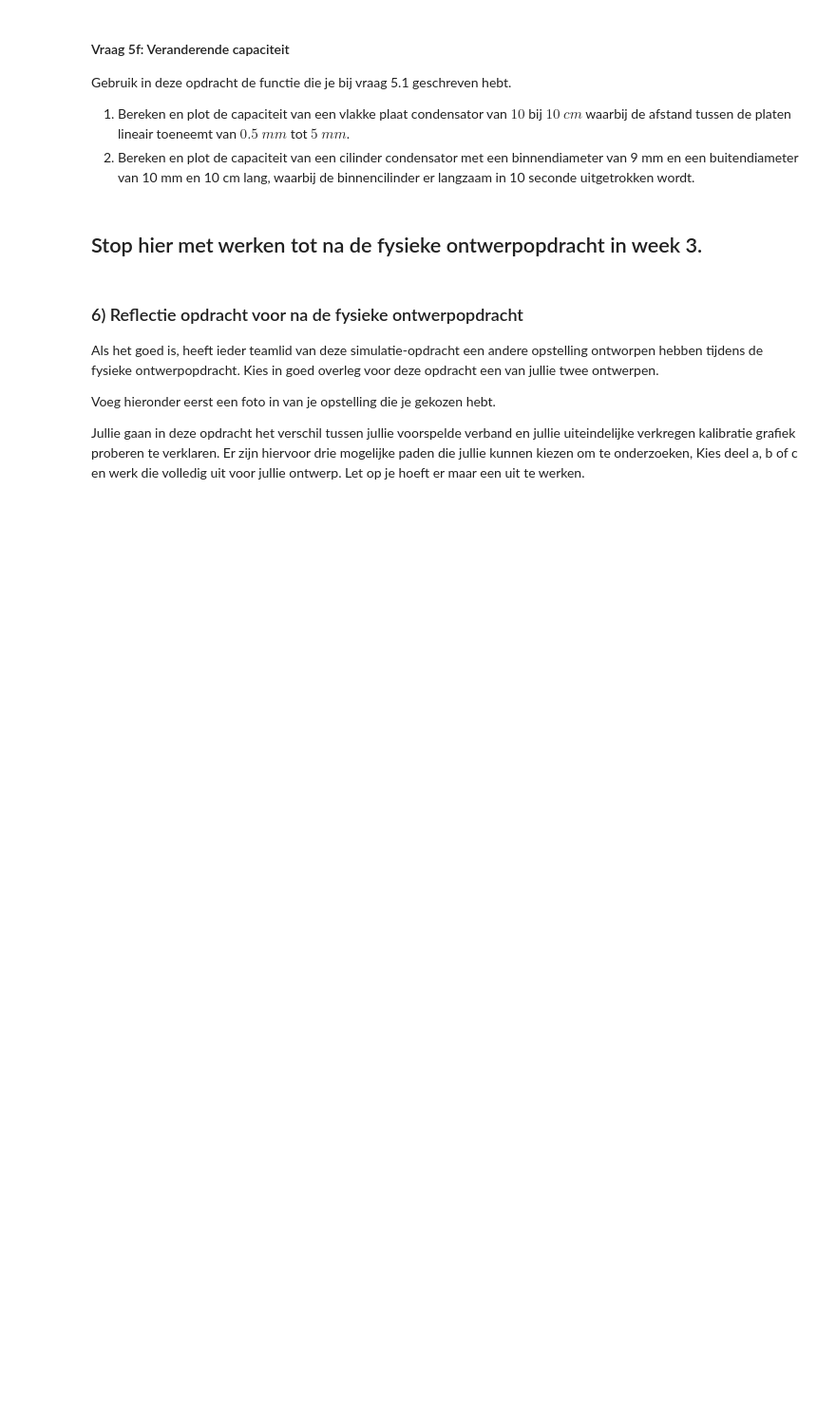
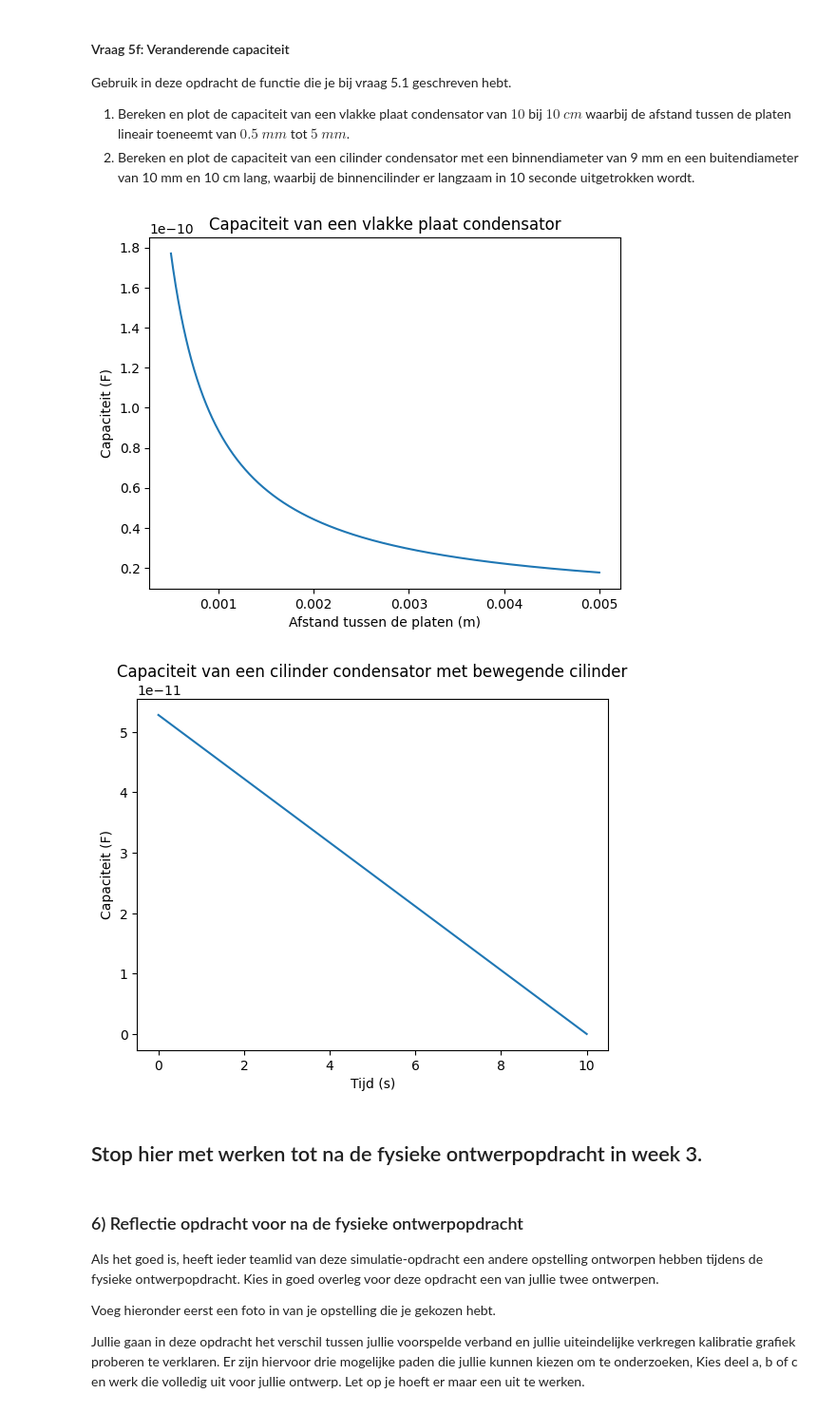
Before and after one commit to BobVill/opdrachten-DEF-D, a Jupyter notebook: DigitaleOntwerpopdrachten/1CondensatorOpdracht/CondensatorOntwerpopdracht.ipynb, the cells around one changed output. Shown at 95% size. Drawn from its saved outputs; the diff is of its cells as text; code cells hidden in the pictures; blank space fills up the shorter version.

```diff
--- a/DigitaleOntwerpopdrachten/1CondensatorOpdracht/CondensatorOntwerpopdracht.ipynb
+++ b/DigitaleOntwerpopdrachten/1CondensatorOpdracht/CondensatorOntwerpopdracht.ipynb
@@ -686,12 +684,12 @@ In deze vraag zullen we kijken naar de ideale vlakke plaat condensator. Als de a
 3. Vind de formule voor de capaciteit van een cilinder condensator onder de aanname dat de afstand tussen de binnen en buiten wand klein is.
 4. Schrijf een python functie die de relevante parameters als input neemt en de capaciteit van een cilinder condensator als output heeft.
 # %%
-def vlakkeplaat(relevante_parameters):
-    C = None
+def vlakkeplaat(oppervlakte, afstand, epsilonR):
+    C = epsilon0*epsilonR*oppervlakte/afstand
     return C
 
-def cilinder(relevante_parameters):
-    C = None
+def cilinder(lengte, straal_binnen, straal_buiten, epsilonR):
+    C = 2*np.pi*epsilon0*epsilonR*lengte / np.log(straal_buiten/straal_binnen)
     return  C
 # %% [markdown]
 #### Vraag 5b: Capaciteit van enkele simpele condensatoren
@@ -766,9 +810,29 @@ Gebruik in deze opdracht de functie die je bij vraag 5.1 geschreven hebt.
 1. Bereken en plot de capaciteit van een vlakke plaat condensator van $10$ bij $10$ $cm$ waarbij de afstand tussen de platen lineair toeneemt van $0.5$ $mm$ tot $5$ $mm$.
 2. Bereken en plot de capaciteit van een cilinder condensator met een binnendiameter van 9 mm en een buitendiameter van 10 mm en 10 cm lang, waarbij de binnencilinder er langzaam in 10 seconde uitgetrokken wordt.
 # %%
-###
-###Jouw code hier###
-###
+# (1)
+test_afstand=np.linspace(0.5/1000, 5/1000, 1000)
+plt.figure()
+plt.plot(test_afstand, vlakkeplaat(0.1**2, test_afstand, 1))
+plt.xlabel('Afstand tussen de platen (m)')
+plt.ylabel('Capaciteit (F)')
+plt.title('Capaciteit van een vlakke plaat condensator')
+plt.show()
+
+
+# (2)
+snelheid=0.01 # m/s
+tijd=np.linspace(0, 10, 1000)
+lengte=0.1-snelheid*tijd
+plt.figure()
+plt.plot(tijd, cilinder(lengte, 0.009/2, 0.01/2, 1))
+plt.xlabel('Tijd (s)')
+plt.ylabel('Capaciteit (F)')
+plt.title('Capaciteit van een cilinder condensator met bewegende cilinder')
+plt.show()
+# %% [output]
+[figure, added]
+[figure, added]
 # %% [markdown]
 ## Stop hier met werken tot na de fysieke ontwerpopdracht in week 3.
 # %% [markdown]
```
Also changed, not shown: parts of 6 cells of this notebook.
